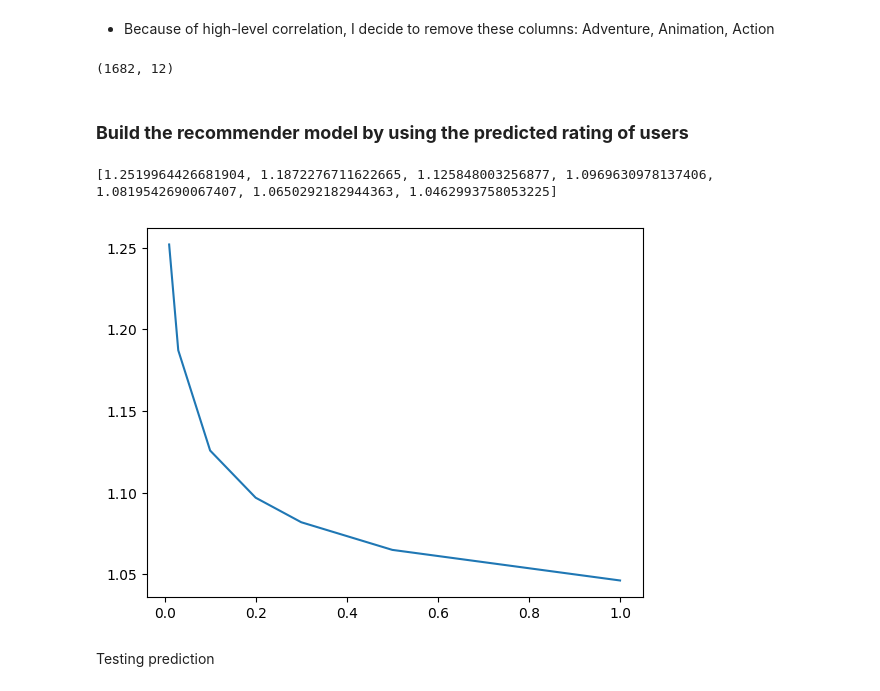
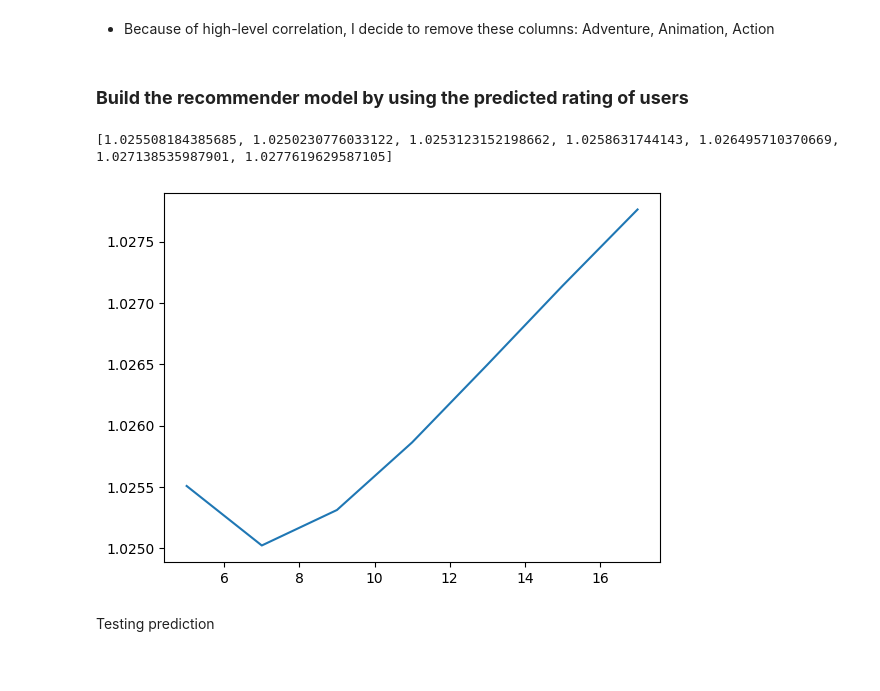
Before and after one commit to Narius2030/Recommendation-System, a Jupyter notebook: recommendsys-rating.ipynb, the cells around one changed output. Cells and saved outputs as stored; diff of their text form; code cells hidden in the pictures.

Commit message:
feat: update lamda paramter and add other pca

```diff
--- a/recommendsys-rating.ipynb
+++ b/recommendsys-rating.ipynb
@@ -110,3 +109,6 @@ tfidf = TruncatedSVD(n_components=10).fit_transform(tfidf)
+# %%
+pca = PCA(n_components = 10)
+tfidf = pca.fit_transform(tfidf)
 # %%
 print(tfidf.shape)
 tfidf
@@ -150,8 +143,6 @@ tfidf_df.drop(columns=[1,2,3,4,6,10,16], inplace=True)
 # %%
-tfidf = tfidf_df.to_numpy()
-tfidf.shape
+# tfidf = tfidf_df.to_numpy()
+# tfidf.shape
-# %% [output]
-(1682, 12)
 # %% [markdown]
 ### **Build the recommender model by using the predicted rating of users**
 # %%
@@ -181,15 +172,15 @@ class ContentBasedWithRating():
         scores = rate_matrix.iloc[ids, 2] # rates of those movie_ids
         return item_ids, scores
 
-    def fit_transform(self, rate_train:iter, n_users:int, learning_rate=0.01):
+    def fit_transform(self, rate_train:iter, n_users:int, lamda=3):
         for n in range(1, n_users+1):
             ids, scores = self.get_items_rated_by_user(rate_train, n)   # choose the movie_ids and scores of rated movies by user_n
 
-            clf = Ridge(alpha=learning_rate, fit_intercept = True)   # Predict rating of this user by the linear model + regularization
+            clf = Ridge(alpha=lamda, fit_intercept = True)   # Predict rating of this user by the linear model + regularization
             Xhat = self.tfidf[ids-1, :]  # choose the feature vectors of movies were rated by user_n
             clf.fit(Xhat, scores)
 
-            self.W[:, n-1] = clf.coef_
+            self.W[:, n-1] = clf.coef_ # user profile
             self.b[0, n-1] = clf.intercept_
 
         # Predict the whole users' rating for each film which is Utility matrix
@@ -243,7 +234,7 @@ def recommend(items, user_id, Yhat) -> tuple:
 def search_lr(model, train, test, users, parameters):
     mse = []
     for learning_rate in parameters:
-        model.fit_transform(train, users, learning_rate=learning_rate)
+        model.fit_transform(train, users, lamda=learning_rate)
         mse.append(model.RMSE(test))
 
     print(mse)
@@ -251,10 +242,10 @@ def search_lr(model, train, test, users, parameters):
 # %%
 recommender = ContentBasedWithRating(tfidf=tfidf, n_users=n_users)
 # %%
-parameters = [0.01, 0.03, 0.1, 0.2, 0.3, 0.5, 1]
+parameters = [5, 7, 9, 11, 13, 15, 17]
 
 search_lr(recommender, rate_train, rate_test, n_users, parameters)
 # %% [output]
-[1.2519964426681904, 1.1872276711622665, 1.125848003256877, 1.0969630978137406, 1.0819542690067407, 1.0650292182944363, 1.0462993758053225]
+[1.025508184385685, 1.0250230776033122, 1.0253123152198662, 1.0258631744143, 1.026495710370669, 1.027138535987901, 1.0277619629587105]
-[figure, old version]
+[figure, new version]
 # %%
```
Also changed, not shown: parts of 15 cells of this notebook.
